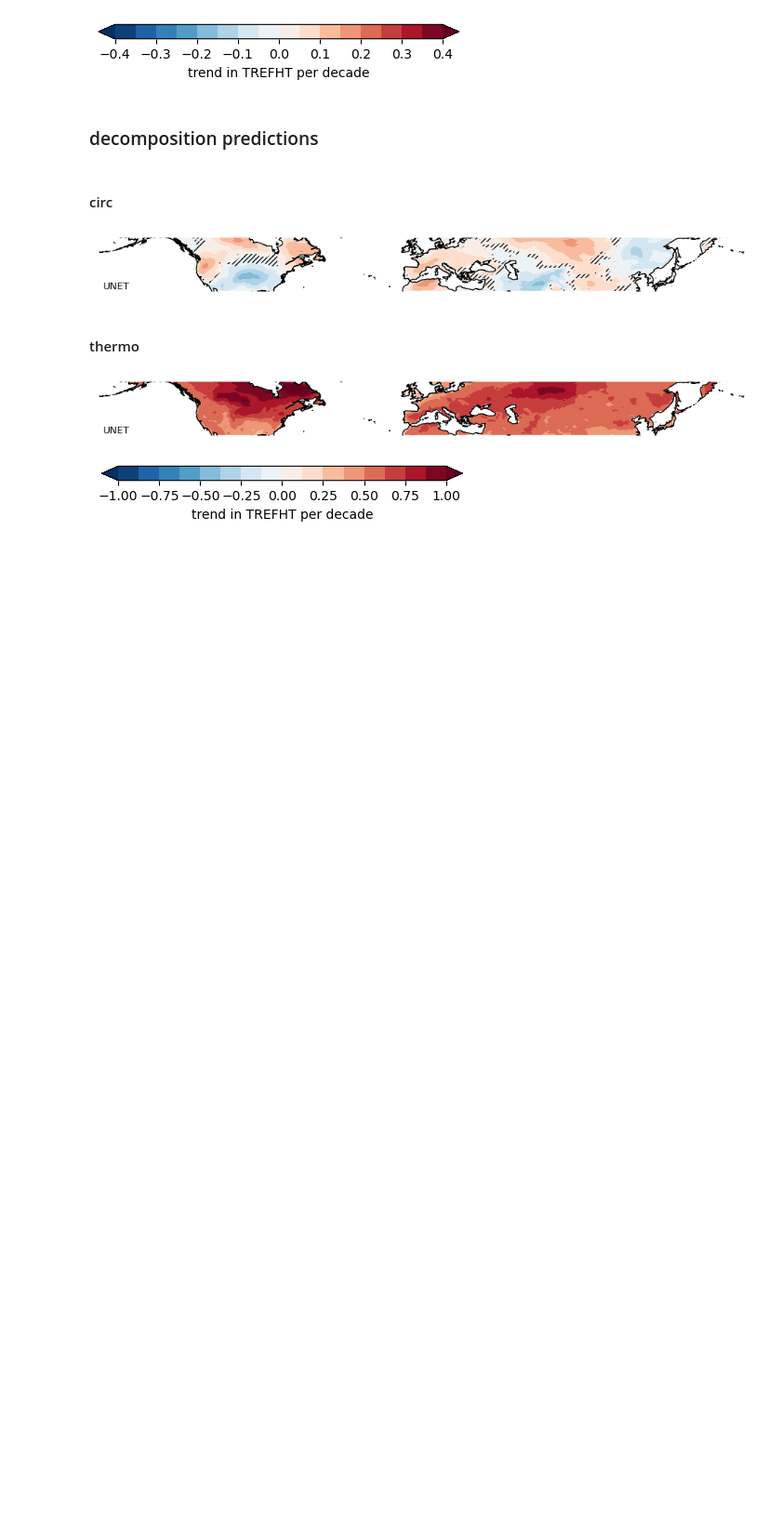
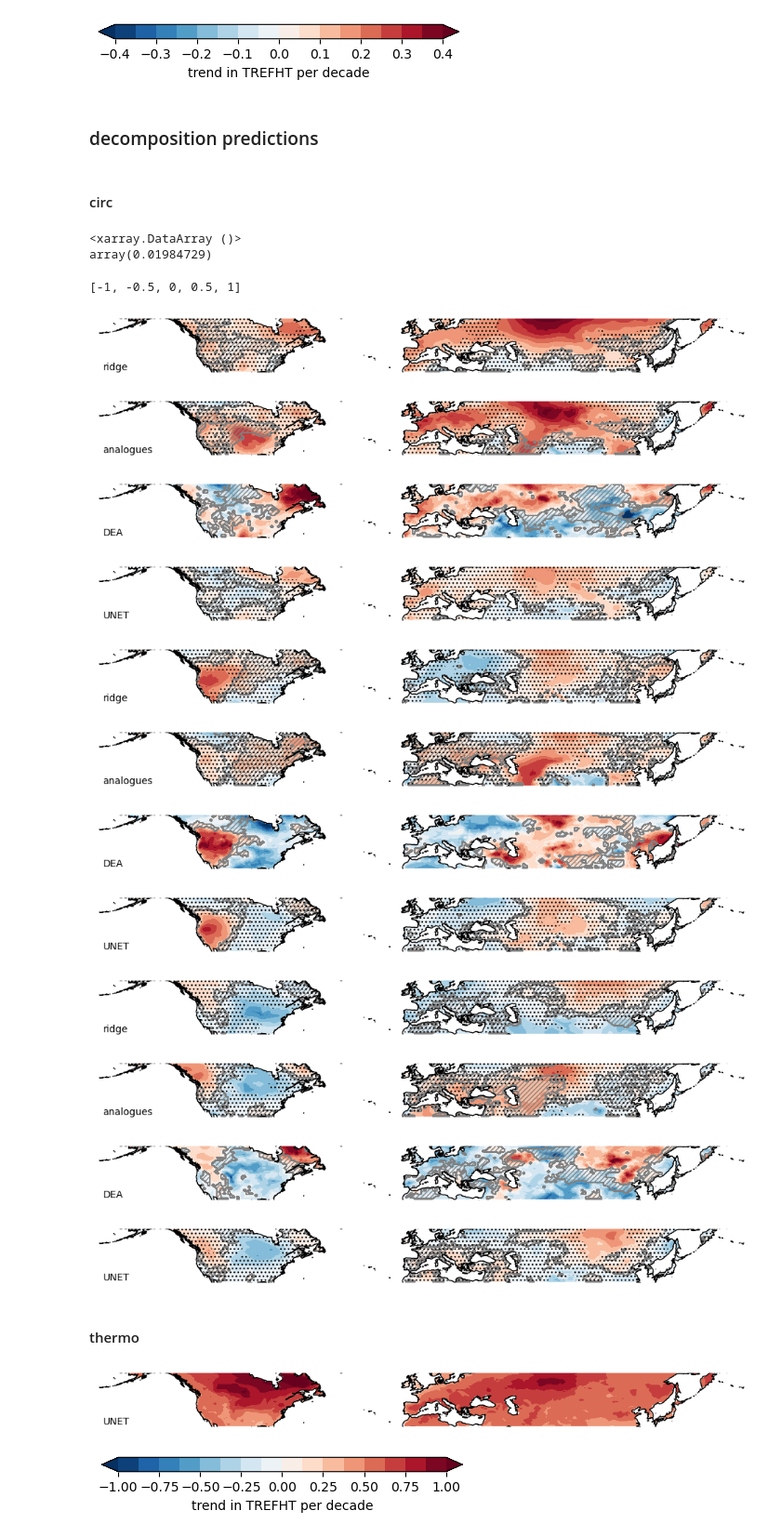
Before and after one commit to peterpeterp/circ_contribution_to_JJA_trends, a Jupyter notebook: 1_main_evaluation.ipynb, the cells around one changed output. Shown at 93% size. Cells and saved outputs as stored; diff of their text form; code cells hidden in the pictures; blank space fills up the shorter version.

Commit message:
while transitionning to significance test

```diff
--- a/1_main_evaluation.ipynb
+++ b/1_main_evaluation.ipynb
@@ -119,9 +169,9 @@ for period in periods:
     for run_train,run_test in train_test_dict.items():
         nc = xr.load_dataset(f'/climca/people/ppfleiderer/decomposition/DEA_homer/train{run_train}_test{run_test}_trend_{period}.nc')
         nc = nc.assign_coords(lon=(nc.lon + 180) % 360 - 180)
-        yy = trend_dict[period][run]['piC-nudged'].copy() * np.nan
+        yy = trend_dict[period][run]['piC-nudged'][0].copy() * np.nan
         yy[:] = nc['prediction'].roll(lon=144, roll_coords=True).values
-        trend_dict[period][run_test][f'DEA'] = yy
+        trend_dict[period][run_test][f'DEA'] = (yy, yy*0)
 # %% [markdown]
 ### UNET
 # %%
@@ -136,16 +186,20 @@ for period in periods:
             nc = nc.swap_dims({'time': 'year'})
             tas = nc['tas'].loc[y1:y2]
             tas = tas[np.isin(tas.time.dt.month,months)].loc[:,30:70]
-            trend_dict[period][run]['UNET'] = tas.polyfit('year', deg=1)['polyfit_coefficients'][0].squeeze()
+            tas = tas.groupby('year').mean().load()
+            trend_dict[period][run]['UNET'] = get_slope_and_pval(tas)
+            #tas.polyfit('year', deg=1)['polyfit_coefficients'][0].squeeze()
 # %% [markdown]
 ### mask oceans
 # %%
 for period in periods:
     for run,d in trend_dict[period].items():
         for k,v in d.items():
-            mask = regionmask.defined_regions.natural_earth_v5_0_0.land_110.mask(v.lon, v.lat)
+            mask = regionmask.defined_regions.natural_earth_v5_0_0.land_110.mask(v[0].lon, v[0].lat)
             mask.values[np.isfinite(mask)] = 1
-            trend_dict[period][run][k] = v * mask
+            slope = v[0] * mask
+            p_value = v[1] * mask
+            trend_dict[period][run][k] = (slope, p_value)
 # %% [markdown]
 ## plot maps
 # %%
@@ -161,8 +215,10 @@ for period in periods:
         fig,ax = plt.subplots(nrows=1, figsize=(12,1), subplot_kw={'projection': cartopy.crs.PlateCarree()})
         ax.coastlines()
         ax.set_extent(extent, crs=cartopy.crs.PlateCarree())
-        xxx = d[name]
+        xxx = d[name][0]
         im = ax.contourf(xxx.lon, xxx.lat, xxx * 10, transform=cartopy.crs.PlateCarree(), cmap='RdBu_r', levels=levels, extend='both')
+        xxx = d[name][1]
+        im2 = ax.contourf(xxx.lon, xxx.lat, xxx, transform=cartopy.crs.PlateCarree(), colors='none', hatches=['','///','\\\\\\'], levels=[0,0.05,0.1,1])
         ax.annotate('piControl-nudged', xy=(0.004,0.05), xycoords='axes fraction', fontsize=12)
         ax.spines['geo'].set_linewidth(2)
         savefig(f"trend_maps_{period}_{run}_{name}")
@@ -192,29 +248,52 @@ to_plot = {
 }
 # %% [markdown]
 #### circ
+# %%
+d[name][0].max()
+# %% [output]
+<xarray.DataArray ()>
+array(0.01984729)
+# %%
+levels
+# %% [output]
+[-1, -0.5, 0, 0.5, 1]
 # %%
 plt.close('all')
 for period in periods:
     for run,d in trend_dict[period].items():
         for name,long_name in to_plot.items():
-            plt.close()
-            try:
-                fig,ax = plt.subplots(nrows=1, figsize=(12, 2), subplot_kw={'projection': cartopy.crs.PlateCarree()})
-                ax.coastlines()
-                ax.set_extent(extent)
-                xxx = d[name]
-                im = ax.contourf(xxx.lon, xxx.lat, xxx * 10, transform=cartopy.crs.PlateCarree(), cmap='RdBu_r', levels=levels, extend='both')
-                xxx = (np.sign(d[name]) == np.sign(d['piC-nudged'])).astype(float)
-                xxx.values[np.isnan(d[name])] = np.nan
-                cs = ax.contourf(xxx.lon, xxx.lat, xxx, transform=cartopy.crs.PlateCarree(), levels=[-0.5, 0.5], hatches=["/////"], colors='none')
-
-                ax.annotate(long_name, xy=(0.01,0.05), xycoords='axes fraction', fontsize=10)
-                ax.spines['geo'].set_visible(False)
-                savefig(f"trend_maps_{period}_{run}_{name}")
-            except:
-                print(period, run, name)
+            #plt.close()
+            #try:
+            fig,ax = plt.subplots(nrows=1, figsize=(12, 2), subplot_kw={'projection': cartopy.crs.PlateCarree()})
+            ax.coastlines()
+            ax.set_extent(extent)
+            xxx = d[name][0]
+            im = ax.contourf(xxx.lon, xxx.lat, xxx * 10, transform=cartopy.crs.PlateCarree(), cmap='RdBu_r', levels=levels, extend='both')
+            xxx = (np.sign(d[name][0]) == np.sign(d['piC-nudged'][0])).astype(float)
+            xxx.values[np.isnan(d[name][0])] = np.nan
+            cs1 = ax.contourf(xxx.lon, xxx.lat, xxx, transform=cartopy.crs.PlateCarree(), levels=[-0.5, 0.5], hatches=["/////"], colors='none')
+            cs1.set_edgecolor('gray')
+            xxx = d[name][1]
+            cs2 = ax.contourf(xxx.lon, xxx.lat, xxx, transform=cartopy.crs.PlateCarree(), colors='none', hatches=['','...'], levels=[0,0.1,1])
+            ax.annotate(long_name, xy=(0.01,0.05), xycoords='axes fraction', fontsize=10)
+            ax.spines['geo'].set_visible(False)
+            savefig(f"trend_maps_{period}_{run}_{name}")
+            #except:
+            #    print(period, run, name)
+    break
 # %% [output]
-[figure, old version]
+[figure, new version]
+[figure, added]
+[figure, added]
+[figure, added]
+[figure, added]
+[figure, added]
+[figure, added]
+[figure, added]
+[figure, added]
+[figure, added]
+[figure, added]
+[figure, added]
 # %% [markdown]
 #### thermo
 # %%
```
Also changed, not shown: parts of 8 cells of this notebook, 8 other files.
